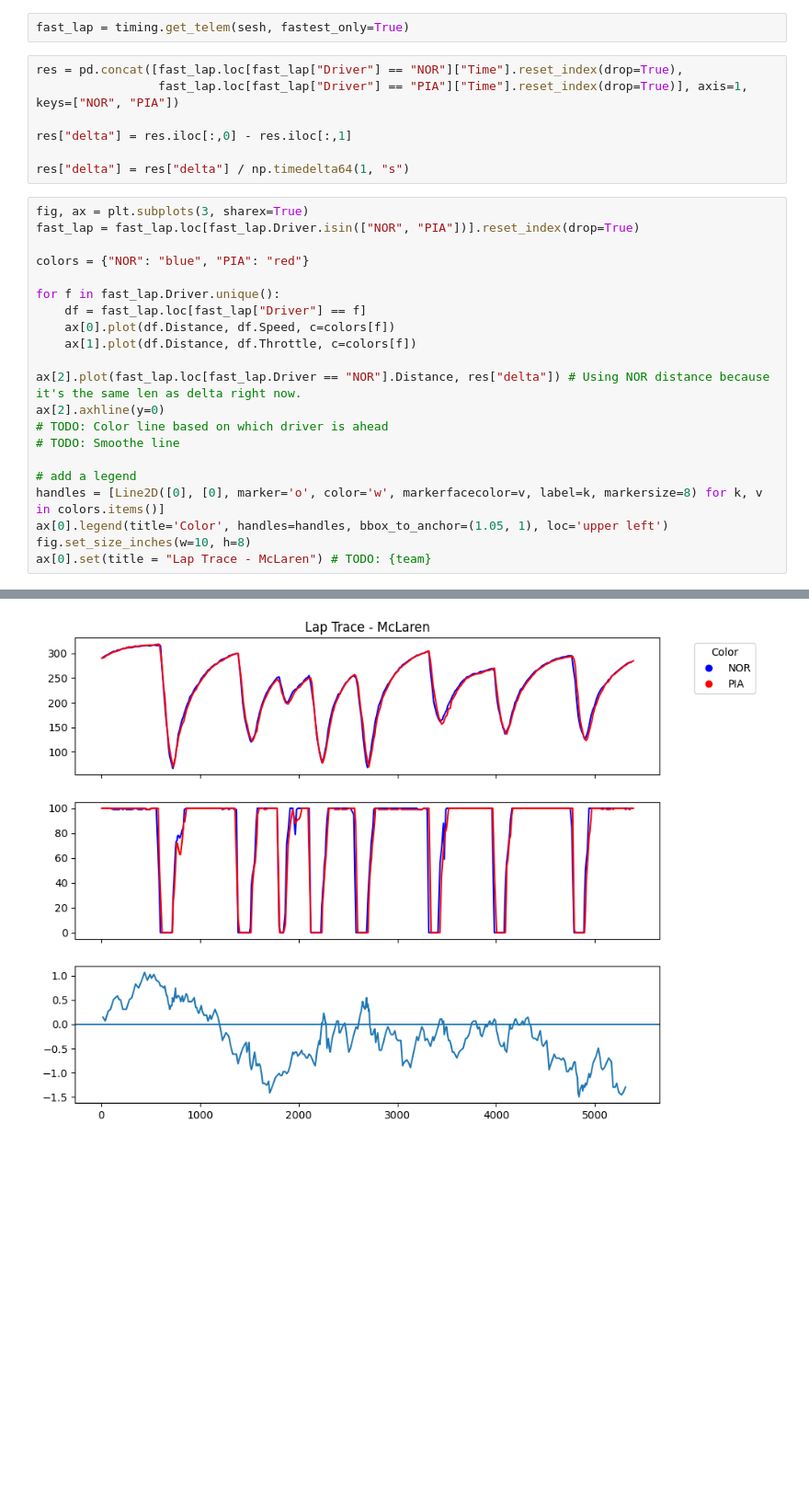
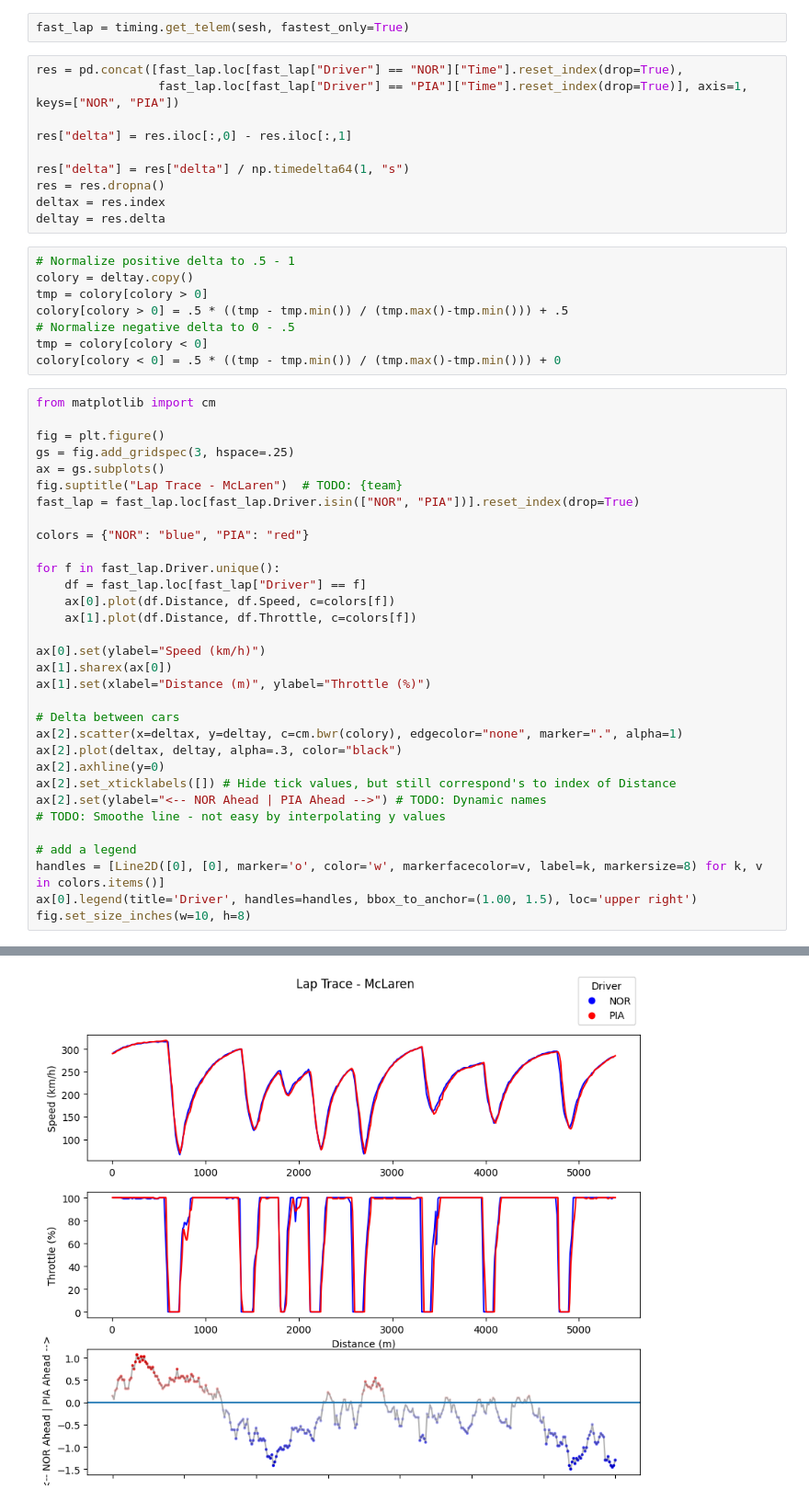
Before and after one commit to kylebennison/f1, a Jupyter notebook: prod/plotting/post_session_plots.ipynb, the cells around one changed output, grey strips where cells are left out. Shown at 92% size. Saved outputs shown, nothing was run; the diff lists cells and outputs as text; blank space fills up the shorter version.

Commit message:
improve trace plots and add colors

```diff
--- a/prod/plotting/post_session_plots.ipynb
+++ b/prod/plotting/post_session_plots.ipynb
@@ -134,8 +134,24 @@ res = pd.concat([fast_lap.loc[fast_lap["Driver"] == "NOR"]["Time"].reset_index(d
 res["delta"] = res.iloc[:,0] - res.iloc[:,1]
 
 res["delta"] = res["delta"] / np.timedelta64(1, "s")
+res = res.dropna()
+deltax = res.index
+deltay = res.delta
+# %%
+# Normalize positive delta to .5 - 1
+colory = deltay.copy()
+tmp = colory[colory > 0]
+colory[colory > 0] = .5 * ((tmp - tmp.min()) / (tmp.max()-tmp.min())) + .5
+# Normalize negative delta to 0 - .5
+tmp = colory[colory < 0]
+colory[colory < 0] = .5 * ((tmp - tmp.min()) / (tmp.max()-tmp.min())) + 0
 # %%
-fig, ax = plt.subplots(3, sharex=True)
+from matplotlib import cm
+
+fig = plt.figure()
+gs = fig.add_gridspec(3, hspace=.25)
+ax = gs.subplots()
+fig.suptitle("Lap Trace - McLaren")  # TODO: {team}
 fast_lap = fast_lap.loc[fast_lap.Driver.isin(["NOR", "PIA"])].reset_index(drop=True)
 
 colors = {"NOR": "blue", "PIA": "red"}
@@ -145,14 +161,20 @@ for f in fast_lap.Driver.unique():
     ax[0].plot(df.Distance, df.Speed, c=colors[f])
     ax[1].plot(df.Distance, df.Throttle, c=colors[f])
 
-ax[2].plot(fast_lap.loc[fast_lap.Driver == "NOR"].Distance, res["delta"]) # Using NOR distance because it's the same len as delta right now.
+ax[0].set(ylabel="Speed (km/h)")
+ax[1].sharex(ax[0])
+ax[1].set(xlabel="Distance (m)", ylabel="Throttle (%)")
+
+# Delta between cars
+ax[2].scatter(x=deltax, y=deltay, c=cm.bwr(colory), edgecolor="none", marker=".", alpha=1)
+ax[2].plot(deltax, deltay, alpha=.3, color="black")
 ax[2].axhline(y=0)
-# TODO: Color line based on which driver is ahead
-# TODO: Smoothe line
+ax[2].set_xticklabels([]) # Hide tick values, but still correspond's to index of Distance
+ax[2].set(ylabel="<-- NOR Ahead | PIA Ahead -->") # TODO: Dynamic names
+# TODO: Smoothe line - not easy by interpolating y values
 
 # add a legend
 handles = [Line2D([0], [0], marker='o', color='w', markerfacecolor=v, label=k, markersize=8) for k, v in colors.items()]
-ax[0].legend(title='Color', handles=handles, bbox_to_anchor=(1.05, 1), loc='upper left')
+ax[0].legend(title='Driver', handles=handles, bbox_to_anchor=(1.00, 1.5), loc='upper right')
 fig.set_size_inches(w=10, h=8)
-ax[0].set(title = "Lap Trace - McLaren") # TODO: {team}
 # %% [output]
@@ -160 +181 @@ ax[0].set(title = "Lap Trace - McLaren") # TODO: {team}
-[figure, old version]
+[figure, new version]
```
Also changed, not shown: parts of 1 cell of this notebook.
